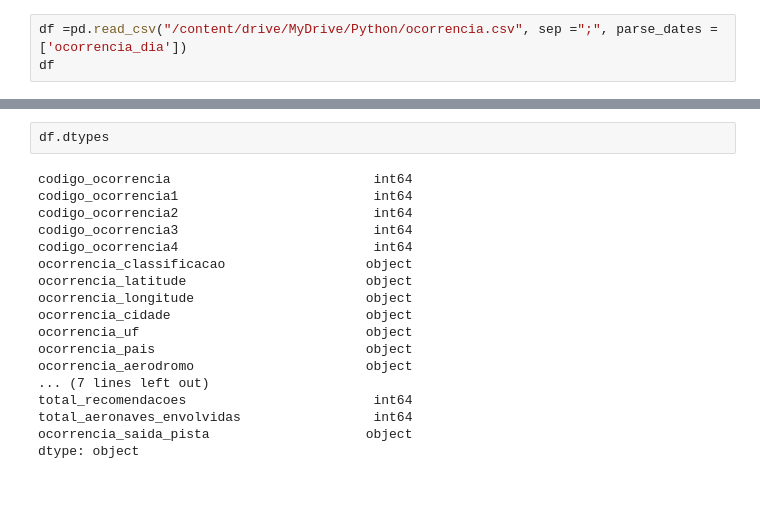
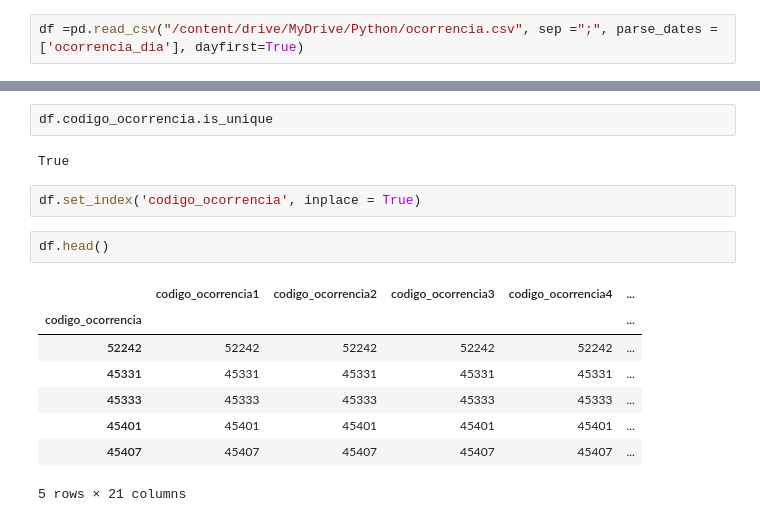
Before and after one commit to renannevesr/ETL, a Jupyter notebook: ETL.ipynb, the cells around one changed output, grey strips where cells are left out. Saved outputs shown, nothing was run; the diff lists cells and outputs as text; blank space fills up the shorter version.

Commit message:
Limpeza Dataframe

```diff
--- a/ETL.ipynb
+++ b/ETL.ipynb
@@ -10,3 +11,2 @@ Drive already mounted at /content/drive; to attempt to forcibly remount, call dr
 # %%
-df =pd.read_csv("/content/drive/MyDrive/Python/ocorrencia.csv", sep =";", parse_dates = ['ocorrencia_dia'])
-df
+df =pd.read_csv("/content/drive/MyDrive/Python/ocorrencia.csv", sep =";", parse_dates = ['ocorrencia_dia'], dayfirst=True)
@@ -27,20 +45,17 @@ df
+# %%
+df.codigo_ocorrencia.is_unique
+# %% [output]
+True
+# %%
+df.set_index('codigo_ocorrencia', inplace = True)
 # %%
-df.dtypes
+df.head()
 # %% [output]
+|  | codigo_ocorrencia1 | codigo_ocorrencia2 | codigo_ocorrencia3 | codigo_ocorrencia4 | ... |
+| codigo_ocorrencia |  |  |  |  | ... |
+| 52242 | 52242 | 52242 | 52242 | 52242 | ... |
+| 45331 | 45331 | 45331 | 45331 | 45331 | ... |
+| 45333 | 45333 | 45333 | 45333 | 45333 | ... |
+| 45401 | 45401 | 45401 | 45401 | 45401 | ... |
+| 45407 | 45407 | 45407 | 45407 | 45407 | ... |
-codigo_ocorrencia                          int64
-codigo_ocorrencia1                         int64
-codigo_ocorrencia2                         int64
-codigo_ocorrencia3                         int64
-codigo_ocorrencia4                         int64
-ocorrencia_classificacao                  object
-ocorrencia_latitude                       object
-ocorrencia_longitude                      object
-ocorrencia_cidade                         object
-ocorrencia_uf                             object
-ocorrencia_pais                           object
-ocorrencia_aerodromo                      object
-... (7 lines left out)
-total_recomendacoes                        int64
-total_aeronaves_envolvidas                 int64
-ocorrencia_saida_pista                    object
-dtype: object
+5 rows × 21 columns
```
Also changed, not shown: parts of 12 cells of this notebook.
